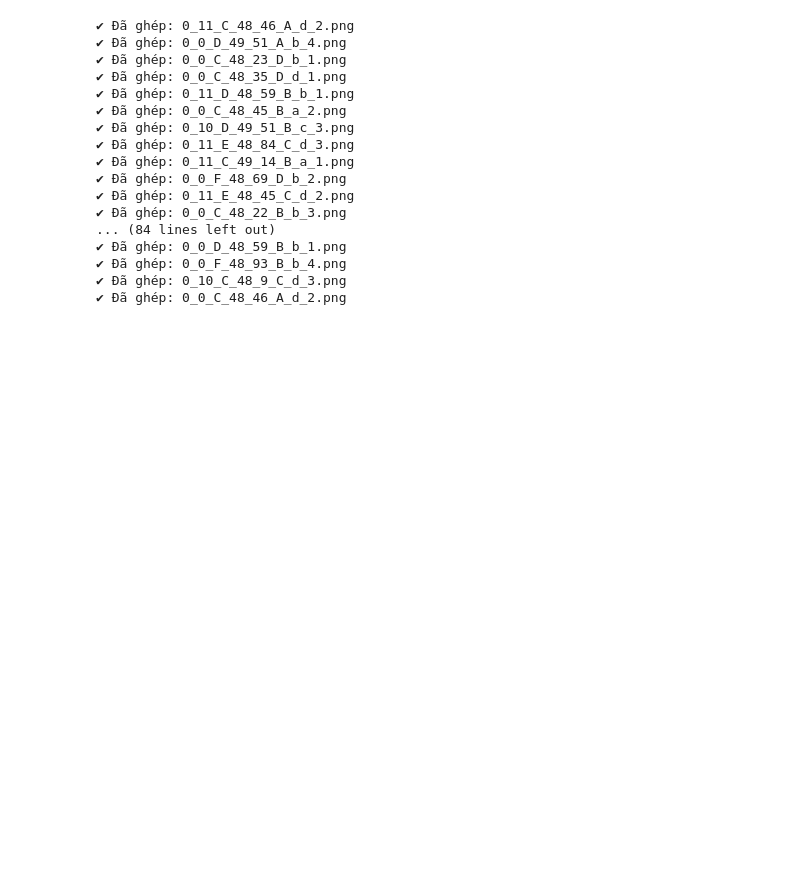
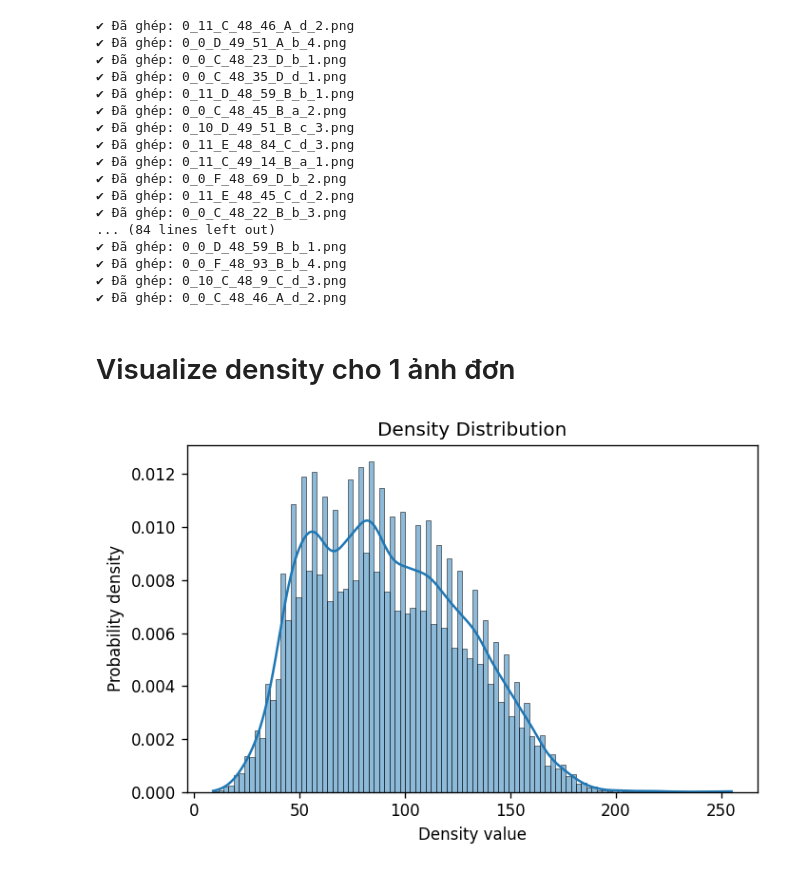
Before and after one commit to cor1211/ISSM-SAR, a Jupyter notebook: utils/utils.ipynb, the cells around one changed output. Drawn from its saved outputs; the diff is of its cells as text; code cells hidden in the pictures; blank space fills up the shorter version.

```diff
--- a/utils/utils.ipynb
+++ b/utils/utils.ipynb
@@ -1610,3 +1641,30 @@ for filename in os.listdir(folder_1):
 ✔ Đã ghép: 0_0_F_48_93_B_b_4.png
 ✔ Đã ghép: 0_10_C_48_9_C_d_3.png
 ✔ Đã ghép: 0_0_C_48_46_A_d_2.png
+# %% [markdown]
+# Visualize density cho 1 ảnh đơn
+# %%
+import numpy as np
+import matplotlib.pyplot as plt
+import seaborn as sns
+from PIL import Image
+
+# Load density image (PNG)
+density = np.array(Image.open("/mnt/data1tb/vinh/ISSM-SAR/dataset/trash/5b254521-572e-488e-a371-9ea8f5dcf80e.png")).astype(float)
+values = density.flatten()
+
+plt.figure(figsize=(6, 4))
+sns.histplot(
+    values,
+    bins=100,
+    stat="density",   # 👈 Y là density
+    kde=True
+)
+
+plt.xlabel("Density value")
+plt.ylabel("Probability density")
+plt.title("Density Distribution")
+plt.tight_layout()
+plt.show()
+# %% [output]
+[figure, added]
```
Also changed, not shown: parts of 3 cells of this notebook, 2 other files.
